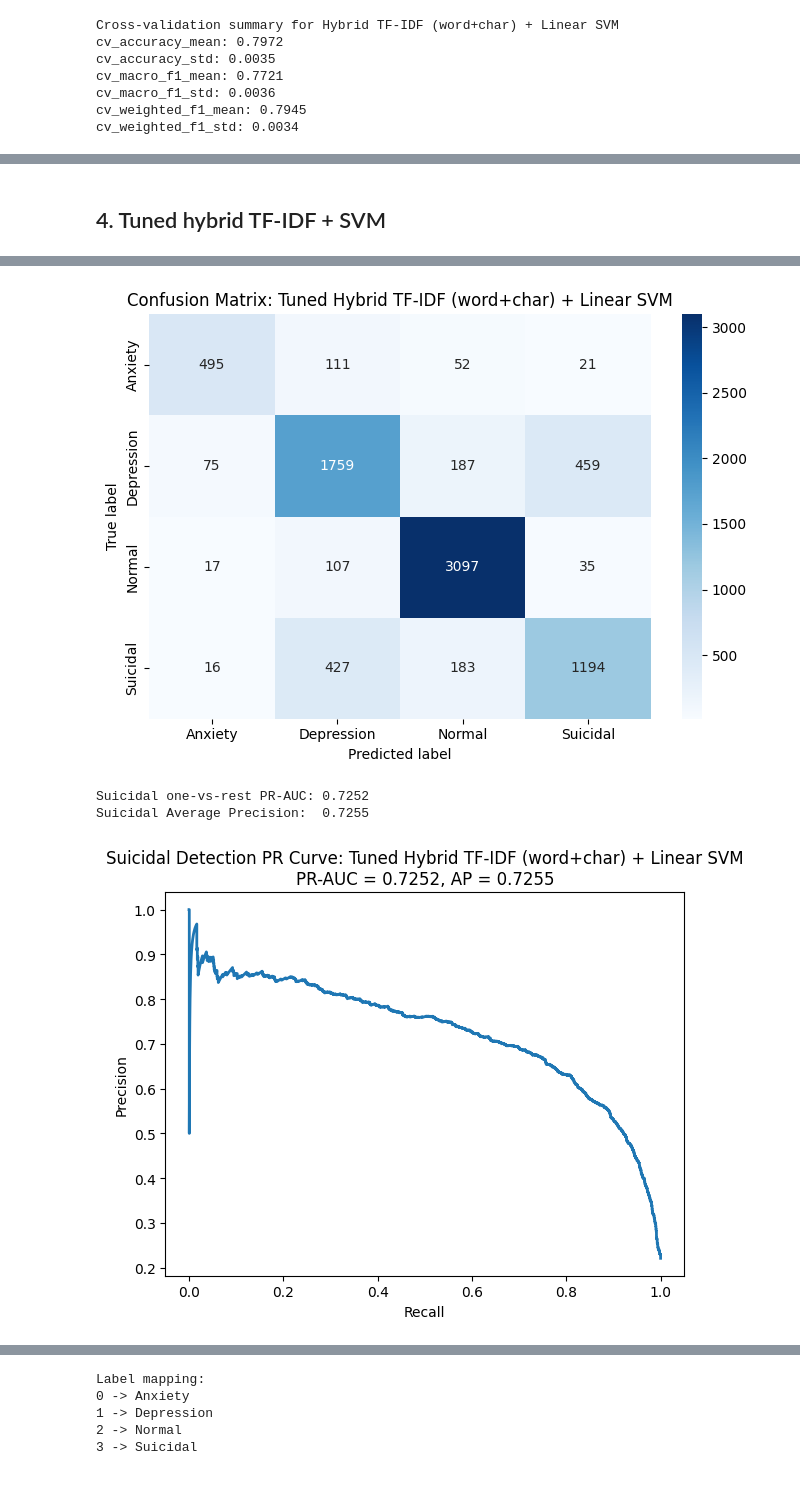
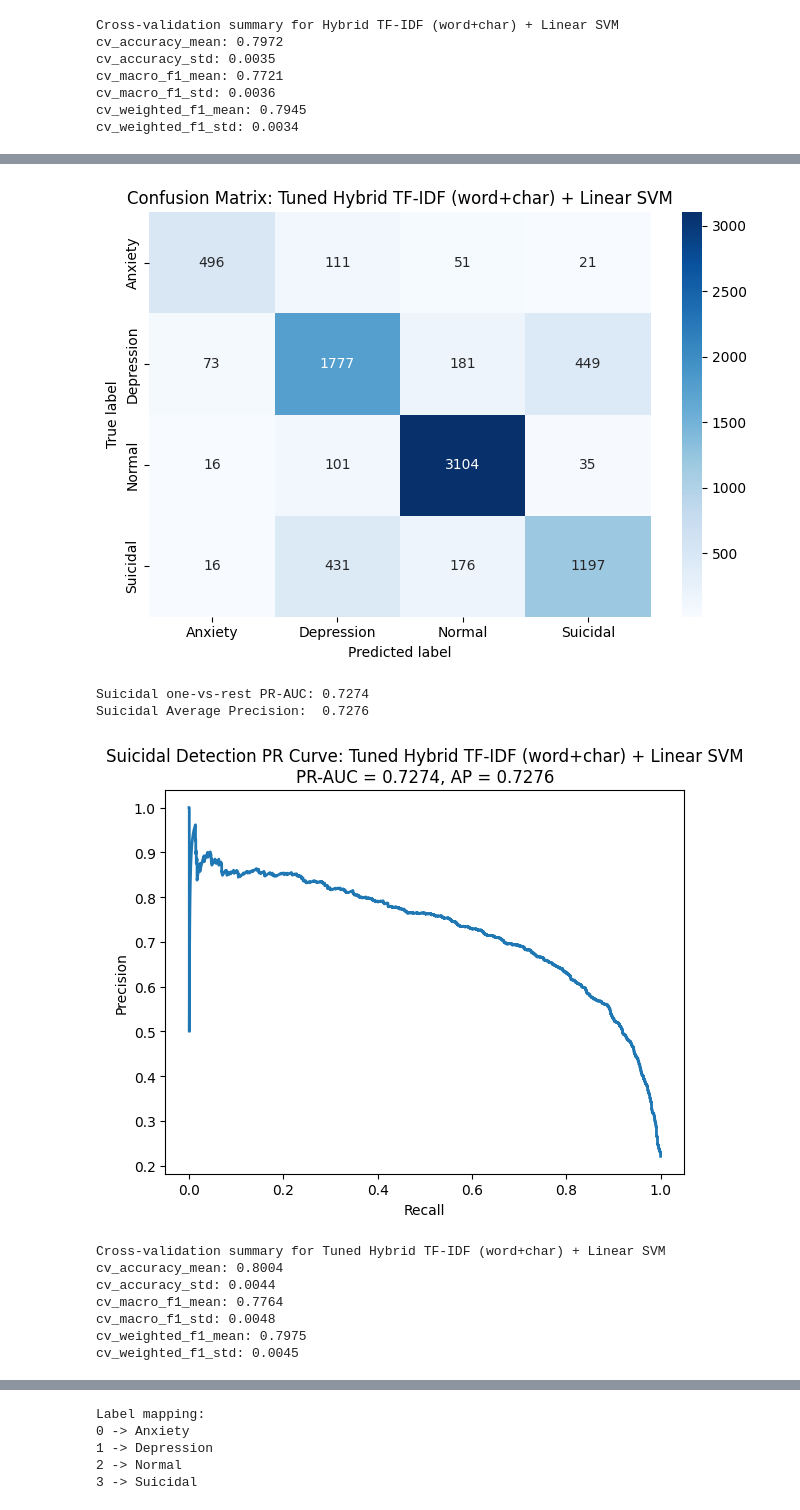
Before and after one commit to sy0203/ML_cf_mentalhealth, a Jupyter notebook: Code/modeling.ipynb, the cells around one changed output, grey strips where cells are left out. Saved outputs shown, nothing was run; the diff lists cells and outputs as text; code cells hidden in the pictures.

```diff
--- a/Code/modeling.ipynb
+++ b/Code/modeling.ipynb
@@ -529,14 +368,10 @@ def evaluate_classifier(model_name, model, X_train, y_train, X_val, y_val, class
 ## Helper for CV (K-fold)
 # %%
 # Cross-validation helper
-#
-# This is important because one train/validation split can be lucky or unlucky.
-# Stratified K-fold preserves class proportions in each fold.
+# This is necessary because one train/validation split can be based on luck
+# So, we conduct 5-fold stratified cross-validation and return mean/std metrics
 
 def cross_validate_model(model_name, model, X, y):
-    """
-    Run 5-fold stratified cross-validation and return mean/std metrics.
-    """
     cv = StratifiedKFold(n_splits=5, shuffle=True, random_state=RANDOM_STATE)
 
     scoring = {
@@ -882,29 +837,17 @@ We used macro-F1 score as the tuning metric because:
 # %%
 from sklearn.model_selection import GridSearchCV
 
-# Hyperparameter tuning for Hybrid TF-IDF + Linear SVM
-#
-# We tune the SVM regularization parameter C.
-# This helps us find the best balance between:
-# - fitting the training data
-# - generalizing well to new data
-#
-# We use macro F1 as the tuning metric because:
-# - this is a multiclass problem
-# - classes are imbalanced
-# - we want balanced performance across all classes
-
 param_grid = {
-    "estimator__svm__C": [0.1, 0.5, 1, 2, 5]
+    "estimator__svm__C": np.logspace(-3, 3, 15)  # 15 values from 10^-3 to 10^3
 }
 
 grid_hybrid_svm = GridSearchCV(
     estimator=hybrid_svm,
     param_grid=param_grid,
     scoring="f1_macro",
-    cv=3,
-    n_jobs=-1,
-    verbose=1
+    cv=3,  # 3-fold CV
+    n_jobs=-1,  # use all available CPU cores for efficiency
+    verbose=1  # to monitor how many fits are being run
 )
 
 grid_hybrid_svm.fit(X_train_text, y_train)
@@ -924,11 +867,9 @@ Best cross-validated macro F1:
-# %% [markdown]
-## 4. Tuned hybrid TF-IDF + SVM
 # %%
-# 4. Model: Tuned hybrid TF-IDF + SVM
+# Model 6: Tuned hybrid TF-IDF + SVM
 
 tuned_hybrid_svm = grid_hybrid_svm.best_estimator_
 
-res_best_hybrid_svm = evaluate_classifier(
+res_tuned_hybrid_svm = evaluate_classifier(
     model_name="Tuned Hybrid TF-IDF (word+char) + Linear SVM",
     model=tuned_hybrid_svm,
     X_train=X_train_text,
@@ -939,8 +880,13 @@ res_best_hybrid_svm = evaluate_classifier(
     has_predict_proba=True
 )
 
-# Already used cross-validation on training data to find best regularization parameter above,
-# so no need to evaluate again on CV.
+# Full cross-validation row for results table
+cv_tuned_hybrid_svm = cross_validate_model(
+    model_name="Tuned Hybrid TF-IDF (word+char) + Linear SVM",
+    model=tuned_hybrid_svm,
+    X=X_text_all,
+    y=y_all
+)
 # %% [output]
 ================================================================================
 MODEL: Tuned Hybrid TF-IDF (word+char) + Linear SVM
@@ -965,4 +911,11 @@ weighted avg     0.7904    0.7948    0.7916      8235
 [figure]
-Suicidal one-vs-rest PR-AUC: 0.7252
-Suicidal Average Precision:  0.7255
+Suicidal one-vs-rest PR-AUC: 0.7274
+Suicidal Average Precision:  0.7276
-[figure, old version]
+[figure, new version]
+Cross-validation summary for Tuned Hybrid TF-IDF (word+char) + Linear SVM
+cv_accuracy_mean: 0.8004
+cv_accuracy_std: 0.0044
+cv_macro_f1_mean: 0.7764
+cv_macro_f1_std: 0.0048
+cv_weighted_f1_mean: 0.7975
+cv_weighted_f1_std: 0.0045
```
Also changed, not shown: parts of 129 cells of this notebook, 13 other files.
